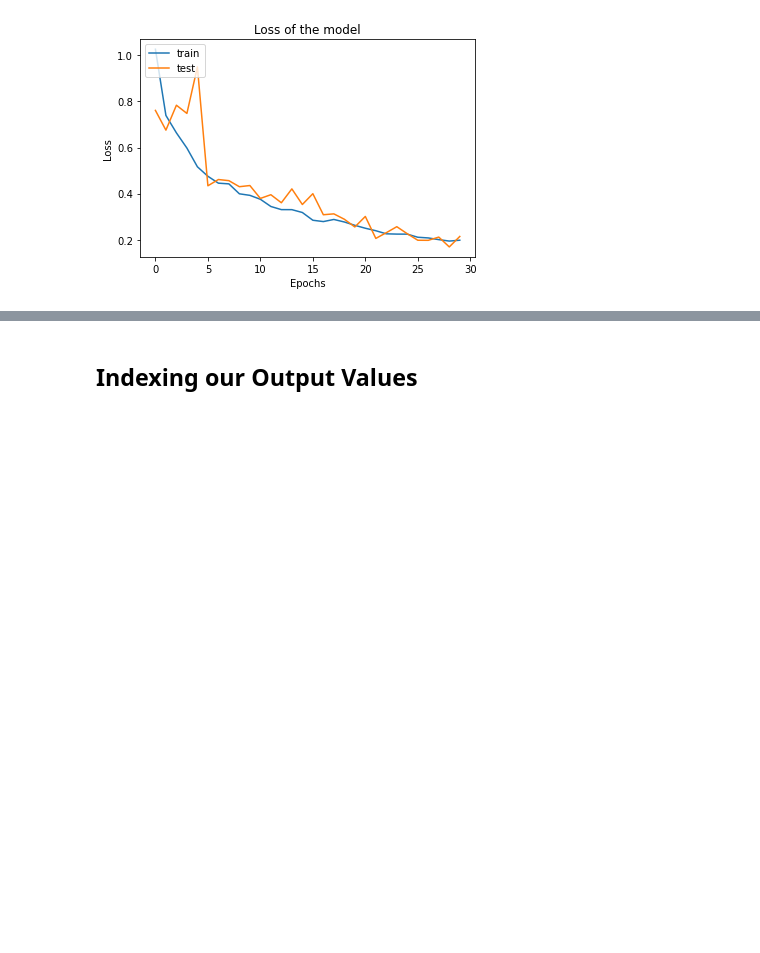
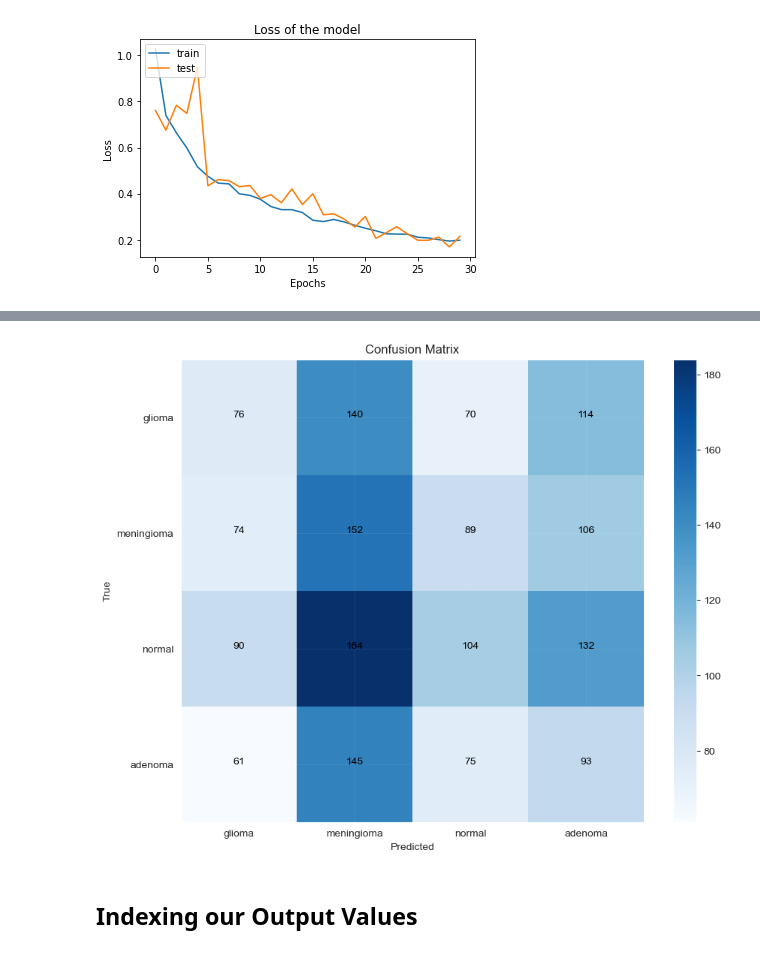
Before and after one commit to abednashif/tumor-sense, a Jupyter notebook: python_notebooks/workEnviroment-brain-tumor-detection.ipynb, the cells around one changed output, grey strips where cells are left out. Saved outputs shown, nothing was run; the diff lists cells and outputs as text; code cells hidden in the pictures; blank space fills up the shorter version.

```diff
--- a/python_notebooks/workEnviroment-brain-tumor-detection.ipynb
+++ b/python_notebooks/workEnviroment-brain-tumor-detection.ipynb
@@ -549,3 +556,9 @@ plt.legend(['train','test'],loc='upper left')
 plt.show()
 # %% [output]
 [figure]
+# %%
+_model = load_model('../TumorSense_app/model.h5')
+# %%
+predictions = _model.predict(validation_set)
+predicted_classes = np.argmax(predictions, axis=1)
+true_classes = validation_set.classes
@@ -552,3 +570,24 @@ plt.show()
+# %%
+cm = tf.math.confusion_matrix(true_classes, predicted_classes)
+cm_np = cm.numpy()
+# %%
+_index = ['glioma', 'meningioma', 'normal', 'adenoma']
+
+plt.figure(figsize=(10, 8))
+plt.imshow(cm_np, interpolation='nearest', cmap='Blues')
+plt.colorbar()
+plt.title('Confusion Matrix')
+plt.xlabel('Predicted')
+plt.ylabel('True')
+for i in range(len(_index)):
+    for j in range(len(index)):
+        plt.text(j, i, str(cm_np[i, j]), horizontalalignment='center', color='black')
+plt.xticks(ticks=range(len(_index)), labels=_index)
+plt.yticks(ticks=range(len(_index)), labels=_index)
+plt.grid(alpha=0.08)
+plt.show()
+# %% [output]
+[figure, added]
 # %% [markdown]
 ## Indexing our Output Values
 # %%
```
Also changed, not shown: parts of 8 cells of this notebook, 7 other files.
